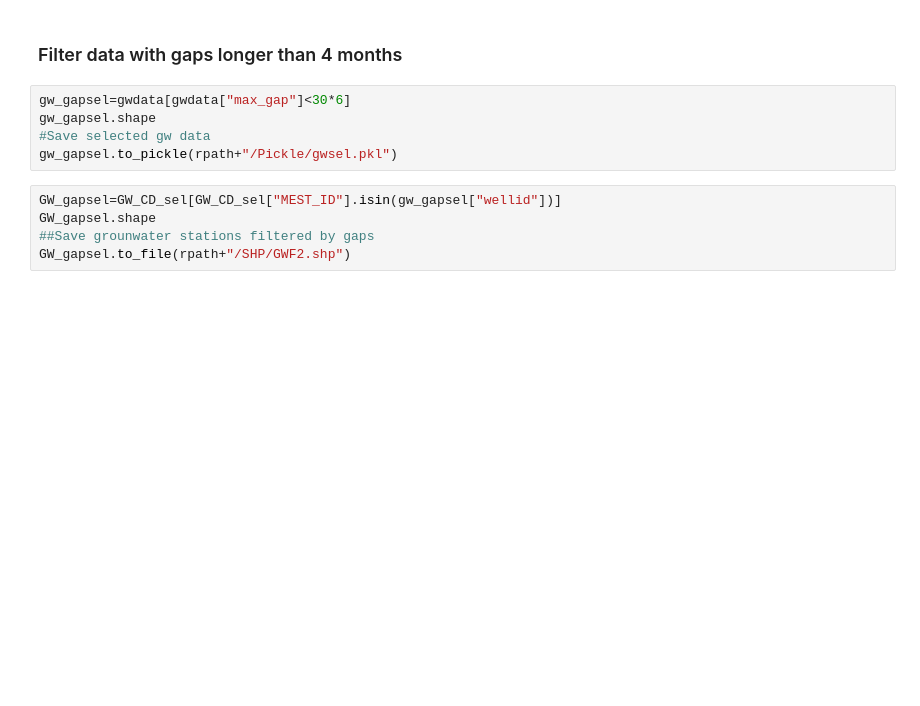
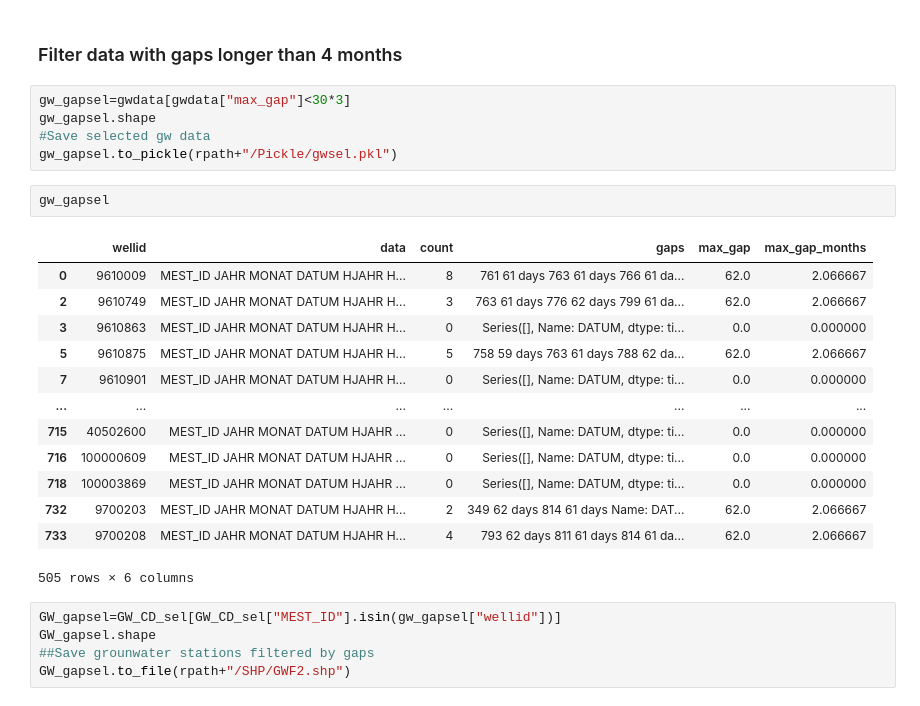
Before and after one commit to mgomezo12/GW_forecasting_ML, a Jupyter notebook: Data_exploration_Preprocessing.ipynb, the cells around one changed output. Cells and saved outputs as stored; diff of their text form; blank space fills up the shorter version.

```diff
--- a/Data_exploration_Preprocessing.ipynb
+++ b/Data_exploration_Preprocessing.ipynb
@@ -202,10 +182,26 @@ plt.grid(True, alpha=0.2)
 # %% [markdown]
 ### Filter data with gaps longer than 4 months
 # %%
-gw_gapsel=gwdata[gwdata["max_gap"]<30*6]
+gw_gapsel=gwdata[gwdata["max_gap"]<30*3]
 gw_gapsel.shape
 #Save selected gw data
 gw_gapsel.to_pickle(rpath+"/Pickle/gwsel.pkl")
+# %%
+gw_gapsel
+# %% [output]
+|  | wellid | data | count | gaps | max_gap | max_gap_months |
+| 0 | 9610009 | MEST_ID JAHR MONAT DATUM HJAHR H... | 8 | 761 61 days 763 61 days 766 61 da... | 62.0 | 2.066667 |
+| 2 | 9610749 | MEST_ID JAHR MONAT DATUM HJAHR H... | 3 | 763 61 days 776 62 days 799 61 da... | 62.0 | 2.066667 |
+| 3 | 9610863 | MEST_ID JAHR MONAT DATUM HJAHR H... | 0 | Series([], Name: DATUM, dtype: ti... | 0.0 | 0.000000 |
+| 5 | 9610875 | MEST_ID JAHR MONAT DATUM HJAHR H... | 5 | 758 59 days 763 61 days 788 62 da... | 62.0 | 2.066667 |
+| 7 | 9610901 | MEST_ID JAHR MONAT DATUM HJAHR H... | 0 | Series([], Name: DATUM, dtype: ti... | 0.0 | 0.000000 |
+| ... | ... | ... | ... | ... | ... | ... |
+| 715 | 40502600 | MEST_ID JAHR MONAT DATUM HJAHR ... | 0 | Series([], Name: DATUM, dtype: ti... | 0.0 | 0.000000 |
+| 716 | 100000609 | MEST_ID JAHR MONAT DATUM HJAHR ... | 0 | Series([], Name: DATUM, dtype: ti... | 0.0 | 0.000000 |
+| 718 | 100003869 | MEST_ID JAHR MONAT DATUM HJAHR ... | 0 | Series([], Name: DATUM, dtype: ti... | 0.0 | 0.000000 |
+| 732 | 9700203 | MEST_ID JAHR MONAT DATUM HJAHR H... | 2 | 349 62 days 814 61 days Name: DAT... | 62.0 | 2.066667 |
+| 733 | 9700208 | MEST_ID JAHR MONAT DATUM HJAHR H... | 4 | 793 62 days 811 61 days 814 61 da... | 62.0 | 2.066667 |
+505 rows × 6 columns
 # %%
 GW_gapsel=GW_CD_sel[GW_CD_sel["MEST_ID"].isin(gw_gapsel["wellid"])]
 GW_gapsel.shape
```
Also changed, not shown: parts of 19 cells of this notebook, 1 other file.
